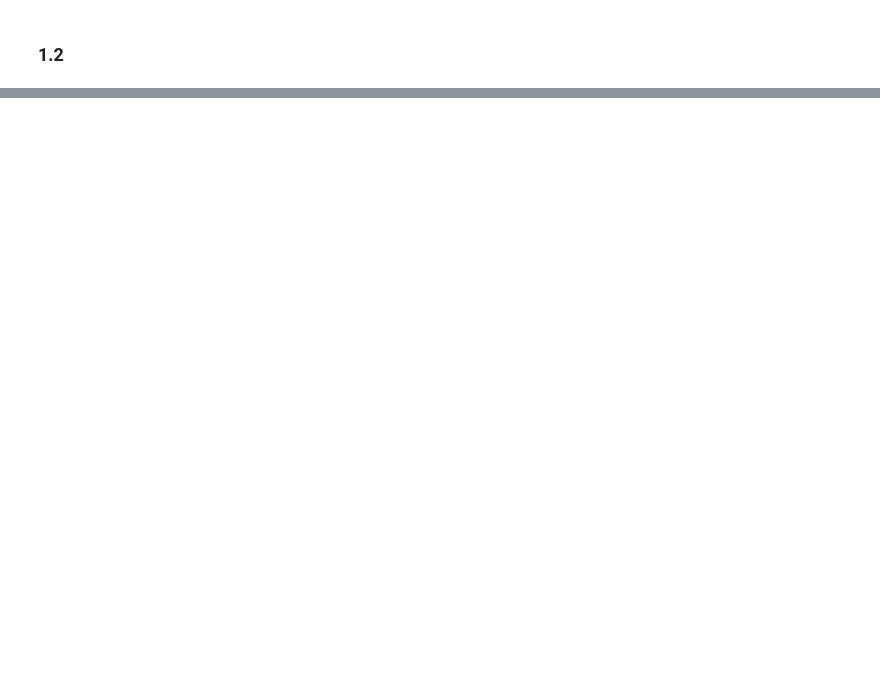
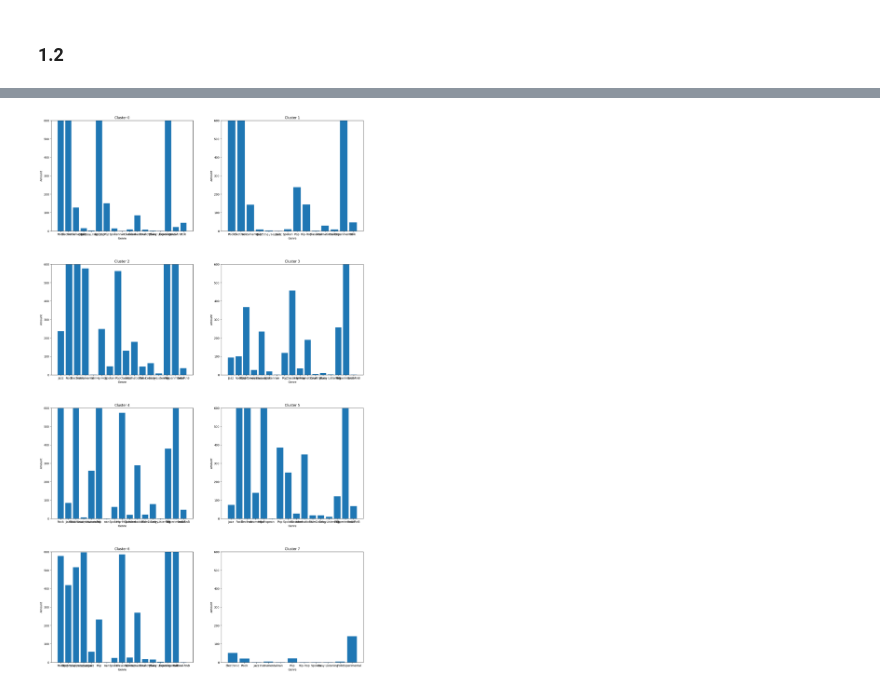
Before and after one commit to pedromonteiro01/mdle-collaborative-filtering, a Jupyter notebook: Assignment2_1.ipynb, the cells around one changed output, grey strips where cells are left out. Saved outputs shown, nothing was run; the diff lists cells and outputs as text; code cells hidden in the pictures; blank space fills up the shorter version.

```diff
--- a/Assignment2_1.ipynb
+++ b/Assignment2_1.ipynb
@@ -153,0 +203,6 @@ plt.show()
+# %%
+X_full = features.values
+X_full = StandardScaler().fit(X_full).transform(X_full)
+# %%
+k=8
+centroids, cluster_idxs = bfr(X_full, k, 10000)
@@ -153,0 +237,5 @@ plt.show()
+# %%
+conf = SparkConf().setAppName(APP_NAME).setMaster(MASTER)
+sc = SparkContext.getOrCreate(conf=conf)
+
+spark = SparkSession.builder.appName(APP_NAME).master(MASTER).getOrCreate()
@@ -153,0 +248,29 @@ plt.show()
+# %%
+def plot_genres_chart_info(ax, clusterid):
+  cluster_ids = features[cluster_idxs == clusterid].index.to_list()
+  cluster_genres = tracks.loc[cluster_ids]['track', 'genre_top'].tolist()
+
+  cluster_genres = sc.parallelize(cluster_genres).map(lambda v: (v, 1)).reduceByKey(add).collectAsMap()
+
+  ax.bar([str(key) for key in cluster_genres.keys()], cluster_genres.values())
+# %%
+fig = plt.figure()
+
+fig.set_figwidth(20)
+fig.set_figheight(35)
+fig.set_animated(True)
+fig.subplots_adjust(hspace=.3)
+
+k = 8
+
+for i in range(k):
+  ax = fig.add_subplot(math.ceil(k/2), 2, i+1)
+  plot_genres_chart_info(ax, i)
+  ax.set_ylim([0, 600])
+  ax.set_xlabel('Genre')
+  ax.set_ylabel('Amount')
+  ax.set_title(f'Cluster {i}')
+
+plt.show()
+# %% [output]
+[figure, added]
```
Also changed, not shown: parts of 19 cells of this notebook.
